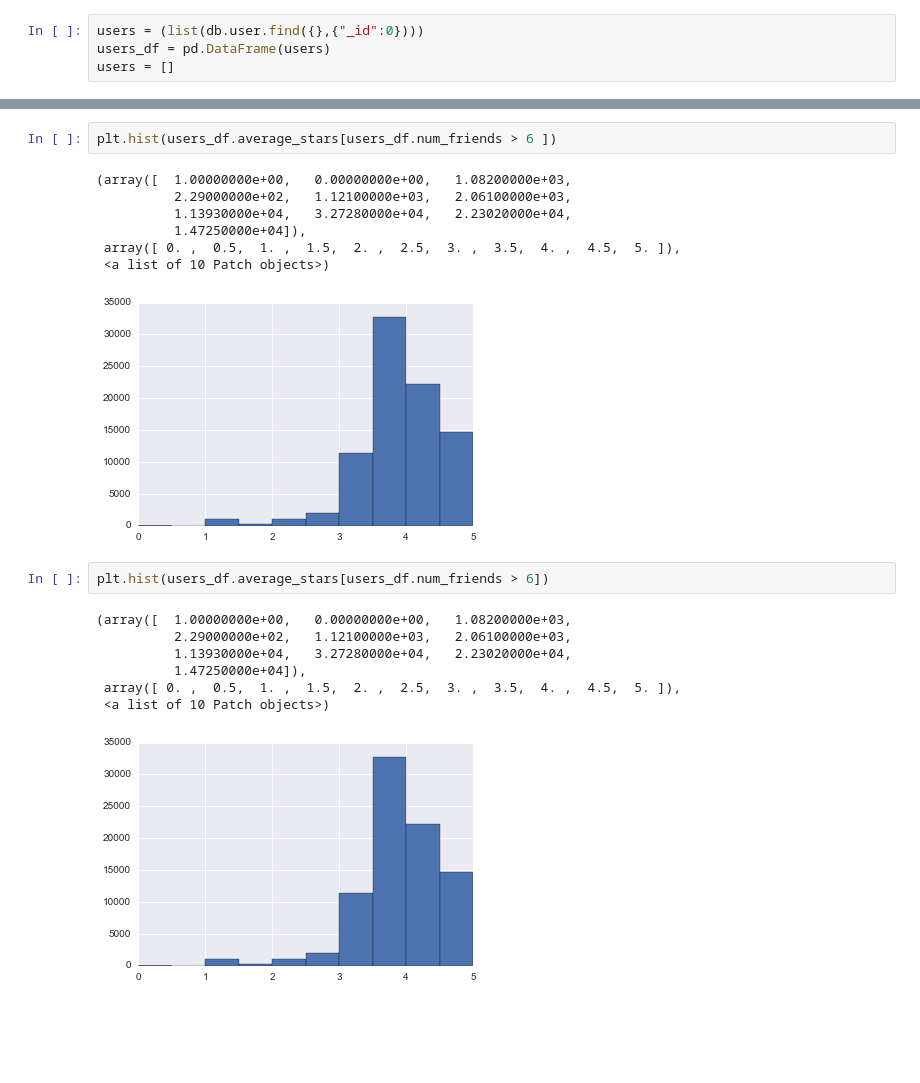
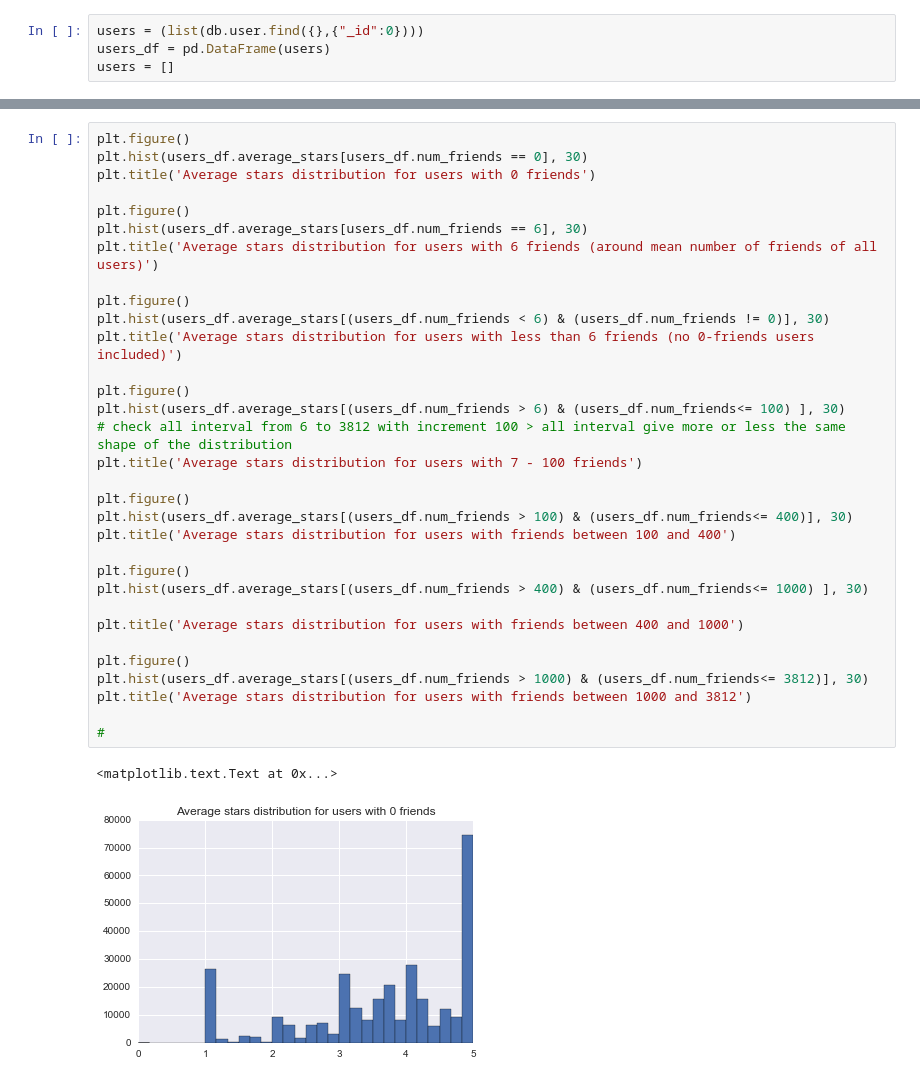
Before and after one commit to iabdrashitov/EDAs, a Jupyter notebook: Yelp_Dataset_EDA.ipynb, the cells around one changed output, grey strips where cells are left out. Drawn from its saved outputs; the diff is of its cells as text; blank space fills up the shorter version.

```diff
--- a/Yelp_Dataset_EDA.ipynb
+++ b/Yelp_Dataset_EDA.ipynb
@@ -165,20 +158,35 @@ plt.hist(users_df.average_stars[users_df.num_friends == 6 ])
-# %%
-plt.hist(users_df.average_stars[users_df.num_friends > 6 ])
-# %% [output]
-(array([  1.00000000e+00,   0.00000000e+00,   1.08200000e+03,
-          2.29000000e+02,   1.12100000e+03,   2.06100000e+03,
-          1.13930000e+04,   3.27280000e+04,   2.23020000e+04,
-          1.47250000e+04]),
- array([ 0. ,  0.5,  1. ,  1.5,  2. ,  2.5,  3. ,  3.5,  4. ,  4.5,  5. ]),
- <a list of 10 Patch objects>)
-[figure, removed]
-# %%
-plt.hist(users_df.average_stars[users_df.num_friends > 6])
-# %% [output]
-(array([  1.00000000e+00,   0.00000000e+00,   1.08200000e+03,
-          2.29000000e+02,   1.12100000e+03,   2.06100000e+03,
-          1.13930000e+04,   3.27280000e+04,   2.23020000e+04,
-          1.47250000e+04]),
- array([ 0. ,  0.5,  1. ,  1.5,  2. ,  2.5,  3. ,  3.5,  4. ,  4.5,  5. ]),
- <a list of 10 Patch objects>)
-[figure, removed]
+# %%
+plt.figure()
+plt.hist(users_df.average_stars[users_df.num_friends == 0], 30)
+plt.title('Average stars distribution for users with 0 friends')
+
+plt.figure()
+plt.hist(users_df.average_stars[users_df.num_friends == 6], 30)
+plt.title('Average stars distribution for users with 6 friends (around mean number of friends of all users)')
+
+plt.figure()
+plt.hist(users_df.average_stars[(users_df.num_friends < 6) & (users_df.num_friends != 0)], 30)
+plt.title('Average stars distribution for users with less than 6 friends (no 0-friends users included)')
+
+plt.figure()
+plt.hist(users_df.average_stars[(users_df.num_friends > 6) & (users_df.num_friends<= 100) ], 30)
+# check all interval from 6 to 3812 with increment 100 > all interval give more or less the same shape of the distribution
+plt.title('Average stars distribution for users with 7 - 100 friends')
+
+plt.figure()
+plt.hist(users_df.average_stars[(users_df.num_friends > 100) & (users_df.num_friends<= 400)], 30)
+plt.title('Average stars distribution for users with friends between 100 and 400')
+
+plt.figure()
+plt.hist(users_df.average_stars[(users_df.num_friends > 400) & (users_df.num_friends<= 1000) ], 30)
+
+plt.title('Average stars distribution for users with friends between 400 and 1000')
+
+plt.figure()
+plt.hist(users_df.average_stars[(users_df.num_friends > 1000) & (users_df.num_friends<= 3812)], 30)
+plt.title('Average stars distribution for users with friends between 1000 and 3812')
+
+#
+# %% [output]
+<matplotlib.text.Text at 0x...>
+[figure, added]
```
Also changed, not shown: parts of 12 cells of this notebook.
